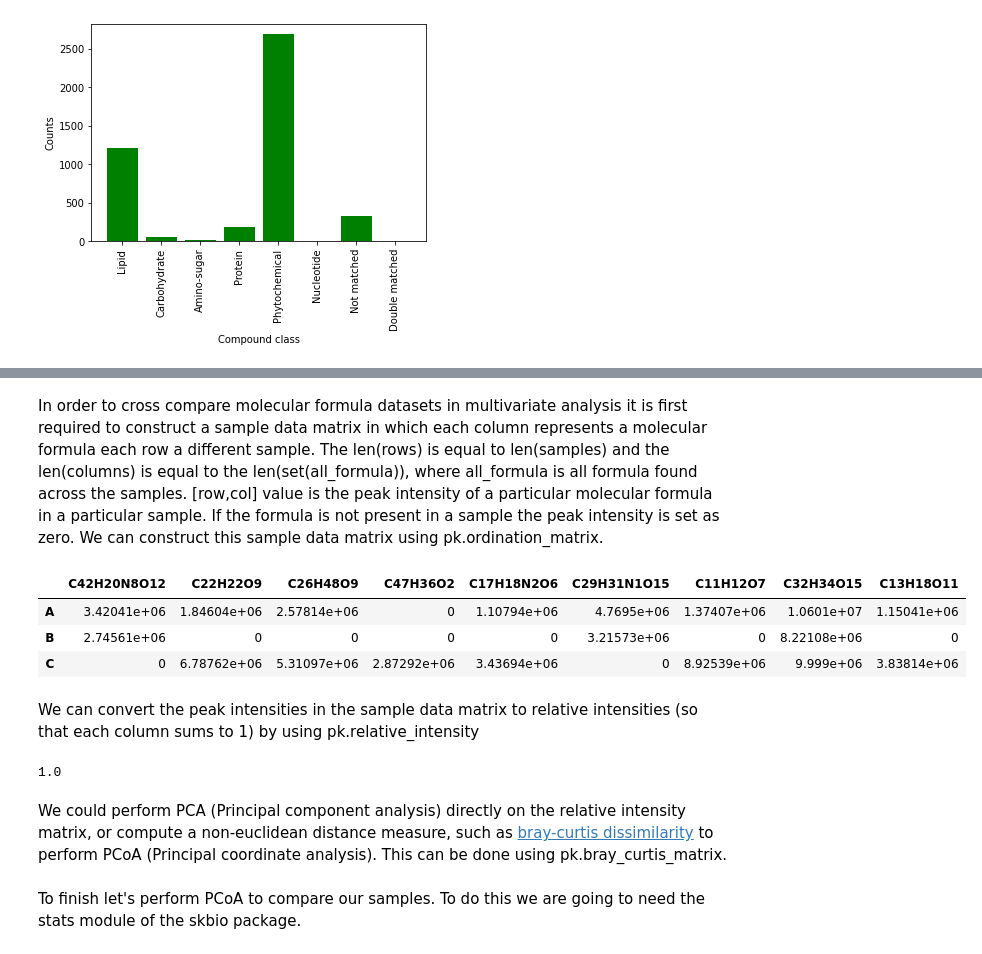
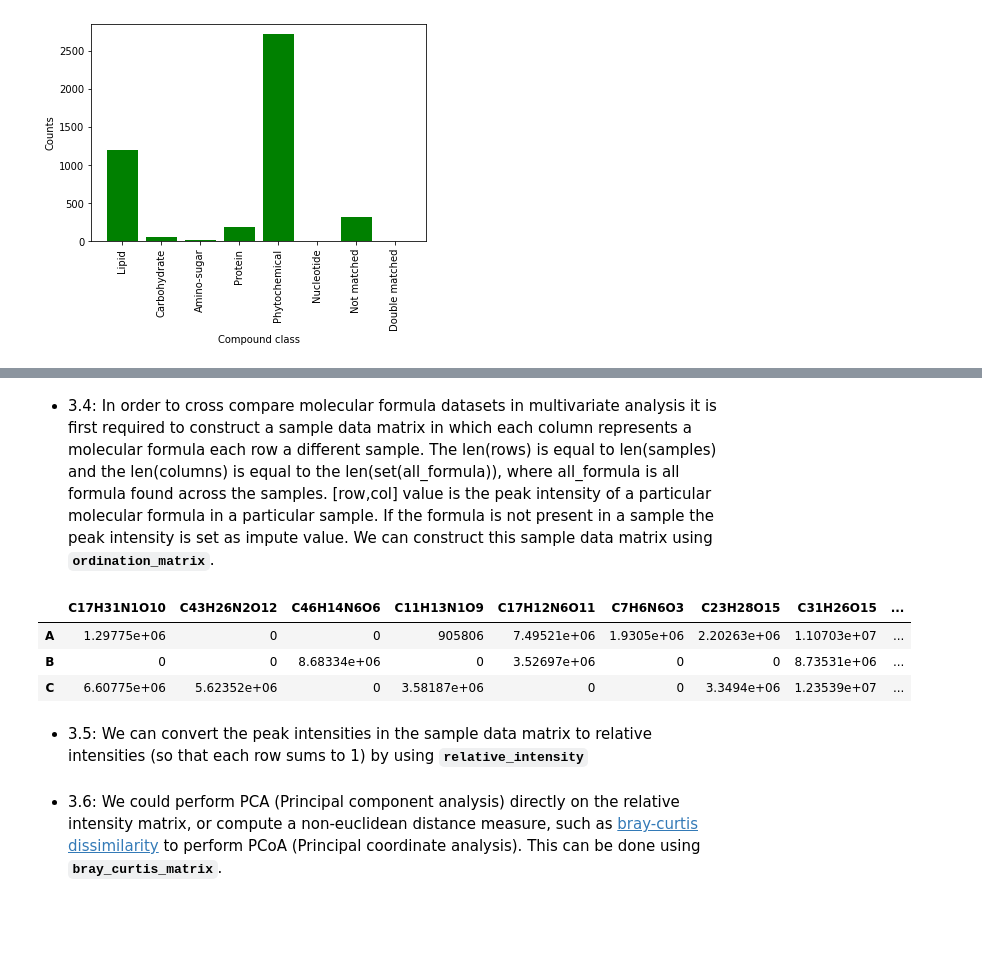
Before and after one commit to Kzra/pykrev, a Jupyter notebook: docs/PyKrevUserGuide.ipynb, the cells around one changed output, grey strips where cells are left out. Saved outputs shown, nothing was run; the diff lists cells and outputs as text; code cells hidden in the pictures; blank space fills up the shorter version.

````diff
--- a/docs/PyKrevUserGuide.ipynb
+++ b/docs/PyKrevUserGuide.ipynb
@@ -22,16 +32,12 @@ For almost all functionality PyKrev requires lists of molecular formula strings
 # %%
+#METHOD 1: READ IN A SINGLE SPECTRA FORMULARITY FILE
 #read a formularity file, and extract formula, peak intensities, mass charge ratios, and compound classes.
-formularity_A = pk.read_formularity('example_data/formularity_example_A.csv',pi_col = 'peak_intensity',pi = True, mz=True,cclass = True) #pi_col provides the column name for peak intensities.
-A_formula, A_peak_intensity, A_mass_charge, A_compound_class = formularity_A #unpack the tuple, note the order
+formularity_A = pk.read_formularity('example_data/formularity_example_A.csv',pi_col = 'peak_intensity') #pi_col provides the column name for peak intensities.
+A_formula, A_peak_intensity, A_mass_charge, A_mass_error, A_compound_class = formularity_A #unpack the tuple, note the order
 #unpack the tuple directly into separate variables
-B_formula,B_peak_intensity, B_mass_charge, B_compound_class = pk.read_formularity('example_data/formularity_example_B.csv',pi_col = 'peak_intensity',pi = True, mz=True,cclass = True)
-C_formula,C_peak_intensity, C_mass_charge, C_compound_class = pk.read_formularity('example_data/formularity_example_C.csv',pi_col = 'peak_intensity',pi = True, mz=True,cclass = True)
+B_formula,B_peak_intensity, B_mass_charge, B_mass_error, B_compound_class = pk.read_formularity('example_data/formularity_example_B.csv',pi_col = 'peak_intensity')
+C_formula,C_peak_intensity, C_mass_charge, C_mass_error,C_compound_class = pk.read_formularity('example_data/formularity_example_C.csv',pi_col = 'peak_intensity')
 #A_formula is a list
-print(type(A_formula))
-#A_peak_intensity is an nd.array
-print(type(A_peak_intensity))
-
-#a separate way of loading formula
-brite_df = pd.read_csv('example_data/Brite_DF.csv',index_col = 0) #Load the BRITE Biological molecules excel file
-brite_formula = brite_df['F'].to_list() #extract the formula
-brite_intensities = np.random.rand(len(brite_formula)) #generate a random array of peak intensities
+assert type(A_formula) == list
+#A_peak_intensity, A_mass_charge and A_mass_error are nd.arrays
+assert type(A_peak_intensity) == np.ndarray
@@ -289,28 +312,25 @@ Raos Quadratic Index (DBE):  3.7281690572583996
 # %% [markdown]
-In order to cross compare molecular formula datasets in multivariate analysis it is first required to construct a sample data matrix in which each column represents a molecular formula each row a different sample. The len(rows) is equal to len(samples) and the len(columns) is equal to the len(set(all_formula)), where all_formula is all formula found across the samples. \[row,col\] value is the peak intensity of a particular molecular formula in a particular sample. If the formula is not present in a sample the peak intensity is set as zero. We can construct this sample data matrix using pk.ordination_matrix.
+* 3.4: In order to cross compare molecular formula datasets in multivariate analysis it is first required to construct a sample data matrix in which each column represents a molecular formula each row a different sample. The len(rows) is equal to len(samples) and the len(columns) is equal to the len(set(all_formula)), where all_formula is all formula found across the samples. \[row,col\] value is the peak intensity of a particular molecular formula in a particular sample. If the formula is not present in a sample the peak intensity is set as impute value. We can construct this sample data matrix using **```ordination_matrix```**.
 # %%
 sample_data_matrix = pk.ordination_matrix(molecular_formulas = [A_formula,B_formula,C_formula],
                                           peak_intensities = [A_peak_intensity,B_peak_intensity,C_peak_intensity],
-                                          group_names = ['A','B','C'])
+                                          group_names = ['A','B','C'],
+                                          impute_value = 0) #you can define a custom impute value, if 'nan' sets value as np.nan
 all_formula = A_formula + B_formula + C_formula
 assert len(sample_data_matrix.iloc[0,:]) == len(set(all_formula))
-
 sample_data_matrix.iloc[:,1:10]
 # %% [output]
-|  | C42H20N8O12 | C22H22O9 | C26H48O9 | C47H36O2 | C17H18N2O6 | C29H31N1O15 | C11H12O7 | C32H34O15 | C13H18O11 |
-| A | 3.42041e+06 | 1.84604e+06 | 2.57814e+06 | 0 | 1.10794e+06 | 4.7695e+06 | 1.37407e+06 | 1.0601e+07 | 1.15041e+06 |
-| B | 2.74561e+06 | 0 | 0 | 0 | 0 | 3.21573e+06 | 0 | 8.22108e+06 | 0 |
-| C | 0 | 6.78762e+06 | 5.31097e+06 | 2.87292e+06 | 3.43694e+06 | 0 | 8.92539e+06 | 9.999e+06 | 3.83814e+06 |
+|  | C17H31N1O10 | C43H26N2O12 | C46H14N6O6 | C11H13N1O9 | C17H12N6O11 | C7H6N6O3 | C23H28O15 | C31H26O15 | ... |
+| A | 1.29775e+06 | 0 | 0 | 905806 | 7.49521e+06 | 1.9305e+06 | 2.20263e+06 | 1.10703e+07 | ... |
+| B | 0 | 0 | 8.68334e+06 | 0 | 3.52697e+06 | 0 | 0 | 8.73531e+06 | ... |
+| C | 6.60775e+06 | 5.62352e+06 | 0 | 3.58187e+06 | 0 | 0 | 3.3494e+06 | 1.23539e+07 | ... |
 # %% [markdown]
-We can convert the peak intensities in the sample data matrix to relative intensities (so that each column sums to 1) by using pk.relative_intensity
+* 3.5: We can convert the peak intensities in the sample data matrix to relative intensities (so that each row sums to 1) by using **```relative_intensity```**
 # %%
-ri_matrix = pk.relative_intensity(sample_data_matrix)
-sum(ri_matrix[:,0]) #columns sum to 1
+ri_matrix = pk.relative_intensity(sample_data_matrix.T)
+ri_matrix = ri_matrix.T
+assert sum(ri_matrix[0,:]) > .99 and sum(ri_matrix[0,:]) < 1.01 #rows sum to 1
-# %% [output]
-1.0
 # %% [markdown]
-We could perform PCA (Principal component analysis) directly on the relative intensity matrix, or compute a non-euclidean distance measure, such as [bray-curtis dissimilarity](https://en.wikipedia.org/wiki/Bray%E2%80%93Curtis_dissimilarity) to perform PCoA (Principal coordinate analysis).  This can be done using pk.bray_curtis_matrix.
+* 3.6: We could perform PCA (Principal component analysis) directly on the relative intensity matrix, or compute a non-euclidean distance measure, such as [bray-curtis dissimilarity](https://en.wikipedia.org/wiki/Bray%E2%80%93Curtis_dissimilarity) to perform PCoA (Principal coordinate analysis).  This can be done using **```bray_curtis_matrix```**.
 # %%
 bray_curtis = pk.bray_curtis_matrix(ri_matrix) #note bray_curtis_matrix requires a numpy.array so won't work directly on sample_data_matrix
-# %% [markdown]
-To finish let's perform PCoA to compare our samples. To do this we are going to need the stats module of the skbio package.
````
Also changed, not shown: parts of 47 cells of this notebook, 41 other files.
